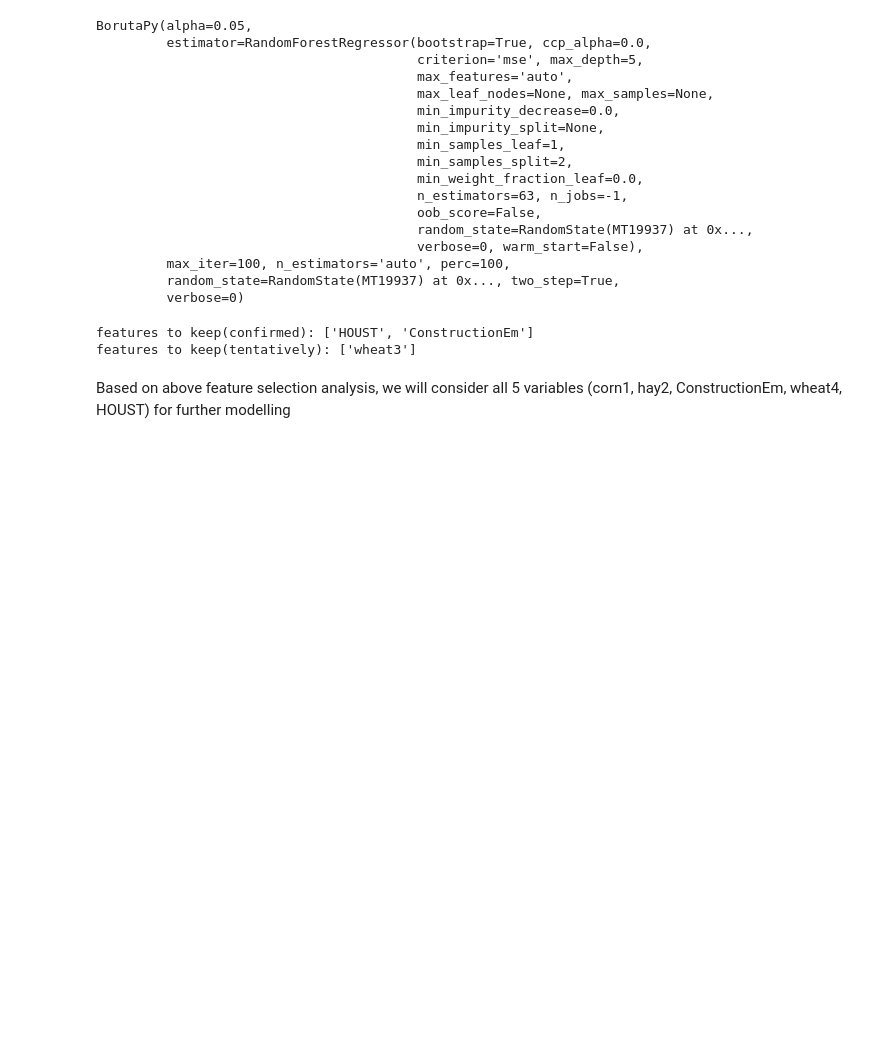
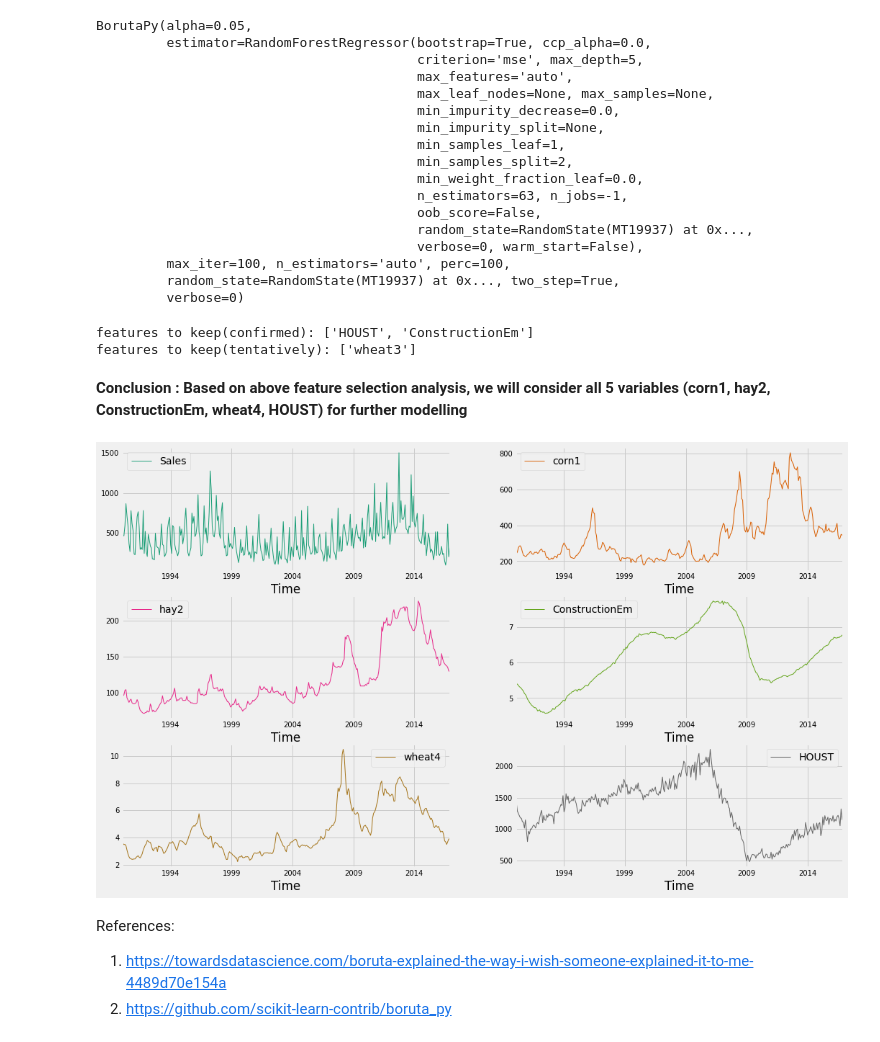
Before and after one commit to ankitaggarwal64/Time-Series-Sales-Forecasting-for-Agricultural-Equipments, a Jupyter notebook: Feature_selection.ipynb, the cells around one changed output. Cells and saved outputs as stored; diff of their text form; code cells hidden in the pictures; blank space fills up the shorter version.

Commit message:
Feat : Addition of visualization of selected features and sales

```diff
--- a/Feature_selection.ipynb
+++ b/Feature_selection.ipynb
@@ -206,4 +225,18 @@ print('features to keep(tentatively):', blue_area)
 features to keep(confirmed): ['HOUST', 'ConstructionEm']
 features to keep(tentatively): ['wheat3']
 # %% [markdown]
-Based on above feature selection analysis, we will consider all 5 variables (corn1,    hay2, ConstructionEm, wheat4, HOUST) for further modelling
+**Conclusion : Based on above feature selection analysis, we will consider all 5 variables (corn1,    hay2, ConstructionEm, wheat4, HOUST) for further modelling**
+# %%
+# Ploting Sales along with selected features
+import matplotlib.pyplot as plt
+plt.style.use("fivethirtyeight")
+ax = data_boruta_select.plot(subplots= True,linewidth=1,layout =(3,2),sharex=False,sharey=False,colormap = "Dark2", figsize=(16,10),fontsize=10)
+plt.show()
+# %% [output]
+[figure, added]
+# %% [markdown]
+References:
+
+
+1.   https://towardsdatascience.com/boruta-explained-the-way-i-wish-someone-explained-it-to-me-4489d70e154a
+2.   https://github.com/scikit-learn-contrib/boruta_py
```
Also changed, not shown: parts of 3 cells of this notebook.
